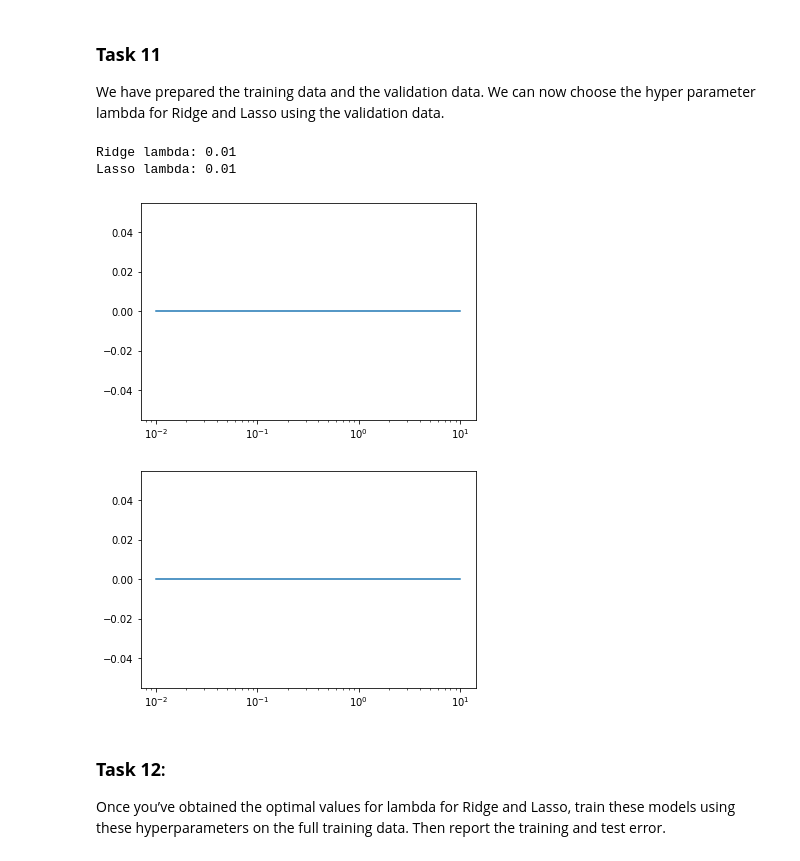
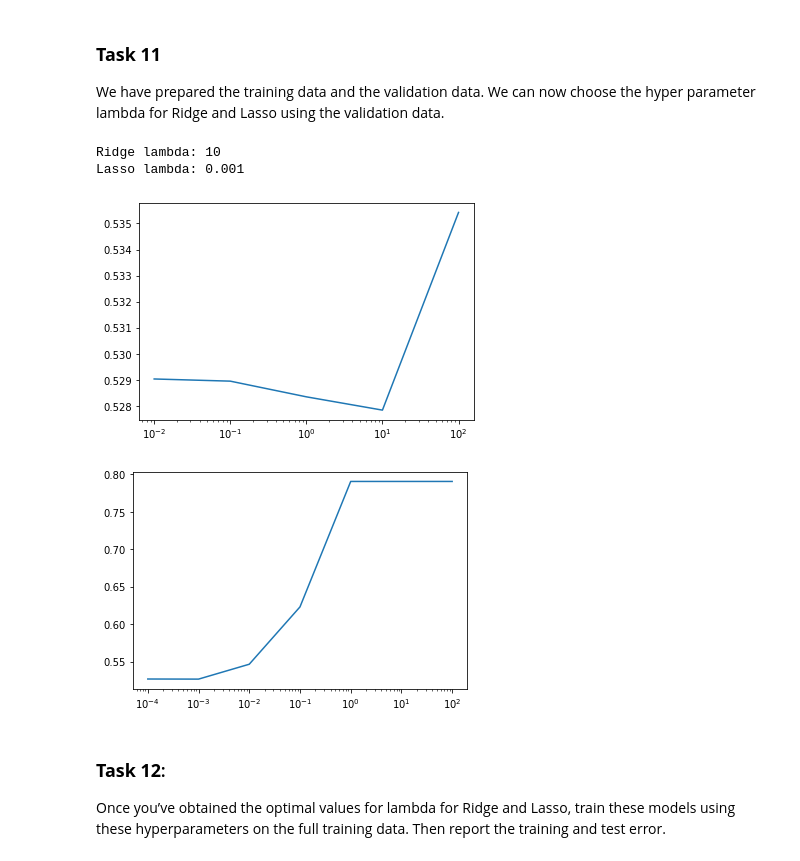
Before and after one commit to YuningYu-1997/FDS-Excercise, a Jupyter notebook: Practical_1_finished_task1-8.ipynb, the cells around one changed output. Saved outputs shown, nothing was run; the diff lists cells and outputs as text; code cells hidden in the pictures.

Commit message:
9-11
im not sure about the lasso MSE as the lambda seems too low to me (10^-3).
Let me know if you have any suggestions.

```diff
--- a/Practical_1_finished_task1-8.ipynb
+++ b/Practical_1_finished_task1-8.ipynb
@@ -455,24 +459,17 @@ def prepare_data(X, y, degree):
     # 4. training data (cross validation) -- X_train_n, y_train_n
 
     # You need expand the basis of the data, and do standardization
+    scaler = StandardScaler()
 
-    # training data
-    X_train = X
-    y_train = y
+    X_scaled = scaler.fit_transform(X)
+    X_expanded = expand_basis(X_scaled,degree)
 
-    # test data
-    X_test = X
-    y_test = y
-
+    # training data, test data
+    X_train, X_test, y_train, y_test = split(X_expanded, y, train_size = 0.8, shuffle = False)
 
     # further split the training data to training and validation data
     # training data
-    X_train_n = X
-    y_train_n = y
-
-    # validation data
-    X_train_v = X
-    y_train_v = y
+    X_train_n, X_train_v, y_train_n, y_train_v = split(X_train, y_train, train_size = 0.8, shuffle = False)
 
     return X_train, y_train, X_train_n, y_train_n, X_train_v, y_train_v, X_test, y_test
     ###################################################
@@ -494,42 +491,58 @@ def choose_hyper_param(X_train_n, y_train_n, X_train_v, y_train_v, is_ridge: boo
 
     # Try lambda values from 10^-2 to 10^2.
     # Record the mse and the lambda values in mse_arr and lam_arr
     # The code below is just for compilation.
     # You need to replace it by your own code.
     ###################################################
     ##### YOUR CODE STARTS HERE #######################
     ###################################################
-    for pow_lam in range(-2, 2):
-        lam = 10 ** pow_lam
-        mse_arr.append(0) # add the mse when using the hyperparameter lam
-        lam_arr.append(lam)
+    if is_ridge == True:
+        for pow_lam in range(-2, 3):
+            lam = 10 ** pow_lam
+            ridge = Ridge(alpha = lam)
+            ridge.fit(X_train_n,y_train_n)
+            y_pred_train_v = ridge.predict(X_train_v) # predict values using trained ridge
+            mse_ridge = mse(y_train_v, y_pred_train_v) #compare to true values, calculate mse
+            mse_arr.append(mse_ridge) # add the mse when using the hyperparameter lam
+            lam_arr.append(lam)
+
+    if is_ridge == False:
+        for pow_lam in range(-4, 3): # I thought it would be more appropriate to show that 10^-3 minimises MSE.
+
+            lam = 10 ** pow_lam
+            lasso = Lasso(alpha = lam)
+            lasso.fit(X_train_n,y_train_n)
+            y_pred_train_v = lasso.predict(X_train_v) # predict values using trained lasso
+            mse_lasso = mse(y_train_v, y_pred_train_v) #compare prediction to true values, calculate mse
+            mse_arr.append(mse_lasso) # add the mse when using the hyperparameter lam
+            lam_arr.append(lam)
+
     ###################################################
     ##### YOUR CODE ENDS HERE #########################
     ###################################################
 
 
     # get the index of the lambda value that has the minimal use
     lambda_idx_min = np.argmin(np.array(mse_arr))
-    # print(lam_arr[lambda_idx_min])
 
     # plot of the lambda values and their mse
     plt.figure()
     plt.semilogx(lam_arr, mse_arr)
 
     # return the best lambda value
     return lam_arr[lambda_idx_min]
 
 # call the function to choose the lambda for Ridge and Lasso
 lam_ridge = choose_hyper_param(X_train_n, y_train_n, X_train_v, y_train_v, True)
 lam_lasso = choose_hyper_param(X_train_n, y_train_n, X_train_v, y_train_v, False)
 
 print("Ridge lambda:", lam_ridge)
 print("Lasso lambda:", lam_lasso)
 # %% [output]
-Ridge lambda: 0.01
-Lasso lambda: 0.01
+Ridge lambda: 10
+Lasso lambda: 0.001
-[figure, old version]
+[figure, new version]
-[figure, old version]
+[figure, new version]
 # %% [markdown]
 ### **Task 12**:
 Once you’ve obtained the optimal values for lambda for Ridge and Lasso, train these models using these hyperparameters on the full training data. Then report
```
Also changed, not shown: parts of 4 cells of this notebook.
